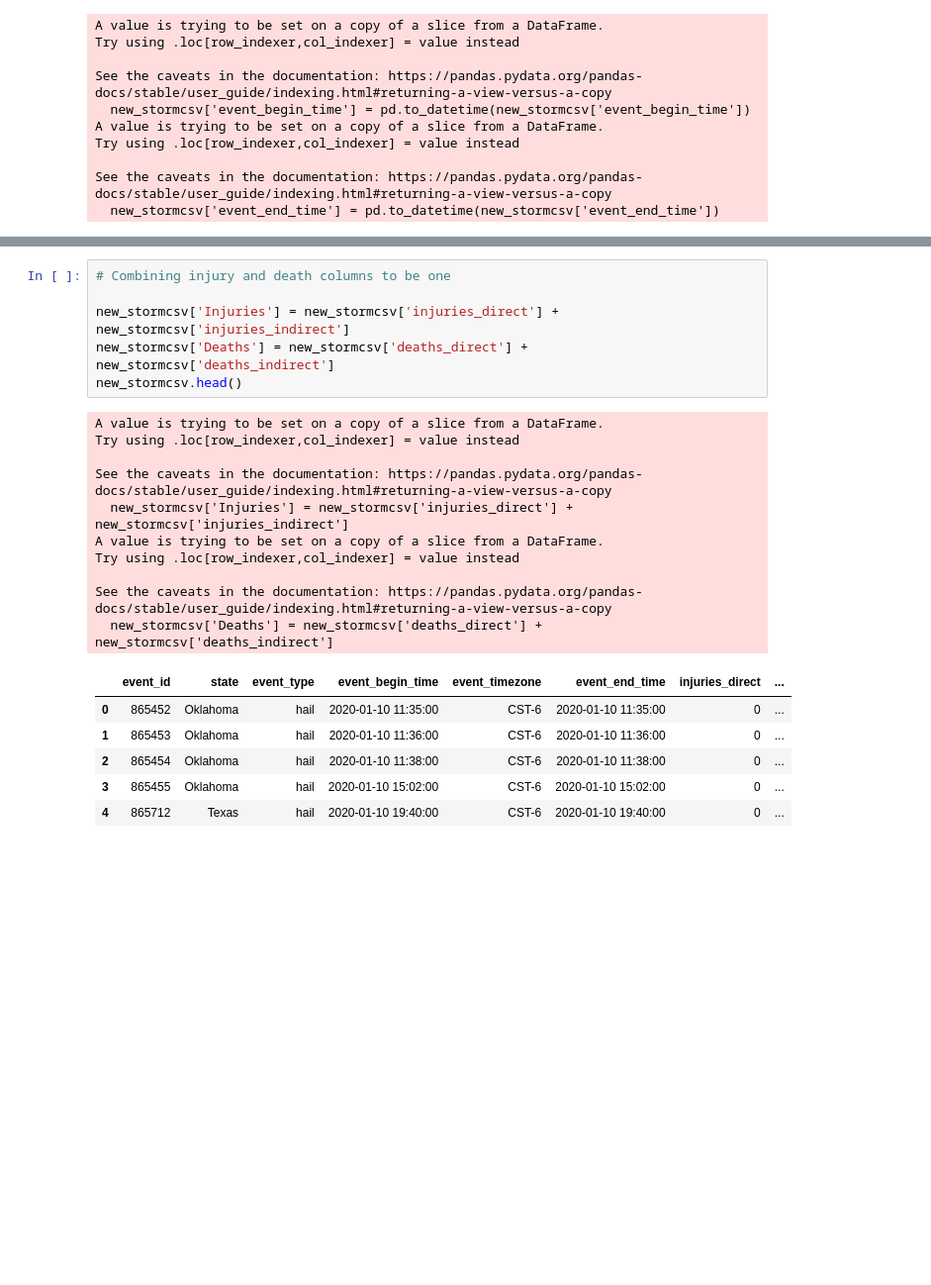
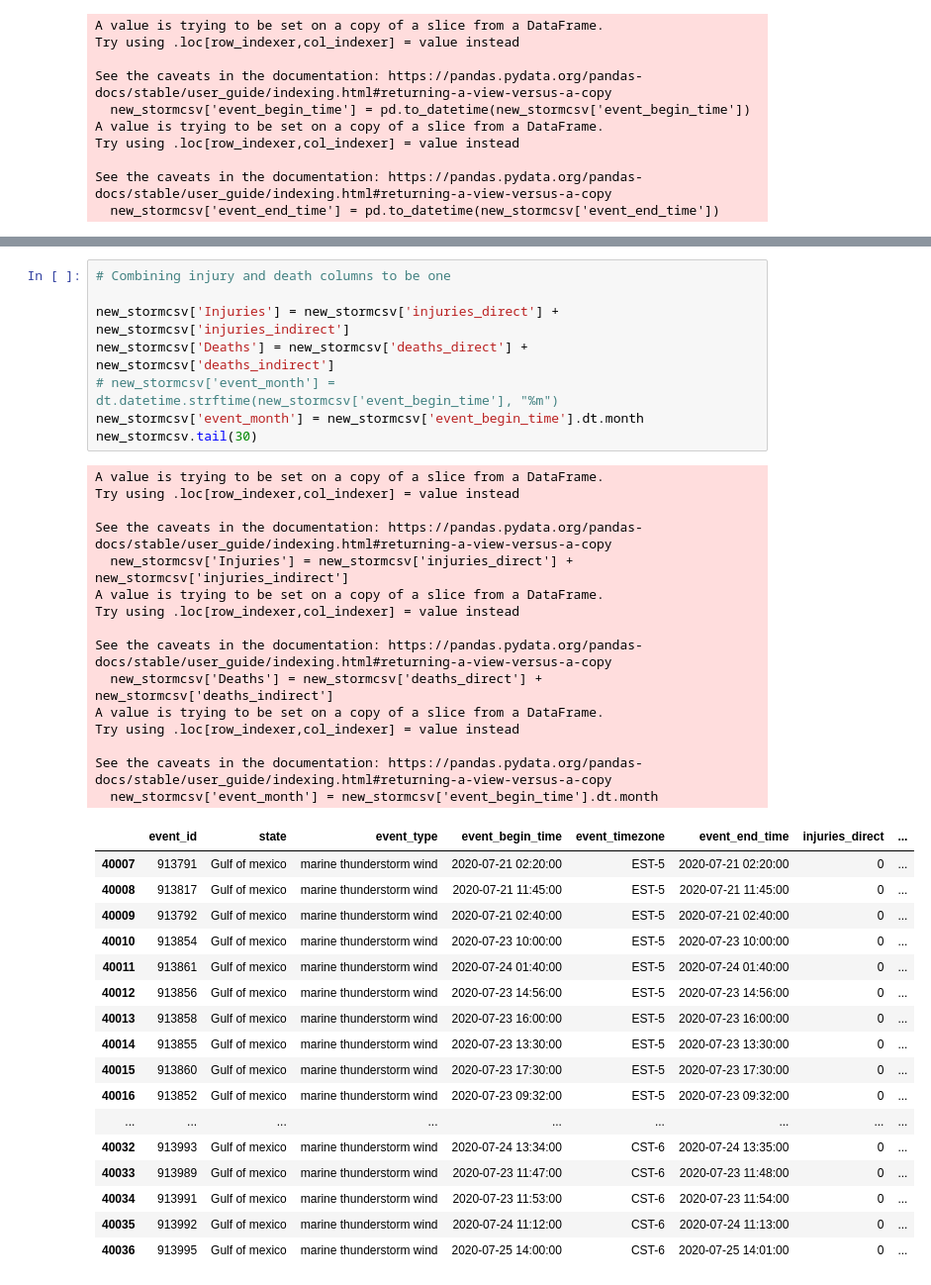
Before and after one commit to nfcresta/project-storm, a Jupyter notebook: Project_storm_datacleanup.ipynb, the cells around one changed output, grey strips where cells are left out. Shown at 99% size. Saved outputs shown, nothing was run; the diff lists cells and outputs as text; blank space fills up the shorter version.

```diff
--- a/Project_storm_datacleanup.ipynb
+++ b/Project_storm_datacleanup.ipynb
@@ -122,26 +103,44 @@ memory usage: 4.6+ MB
 # %%
 # Combining injury and death columns to be one
 
 new_stormcsv['Injuries'] = new_stormcsv['injuries_direct'] + new_stormcsv['injuries_indirect']
 new_stormcsv['Deaths'] = new_stormcsv['deaths_direct'] + new_stormcsv['deaths_indirect']
-new_stormcsv.head()
+# new_stormcsv['event_month'] = dt.datetime.strftime(new_stormcsv['event_begin_time'], "%m")
+new_stormcsv['event_month'] = new_stormcsv['event_begin_time'].dt.month
+new_stormcsv.tail(30)
 # %% [output]
 A value is trying to be set on a copy of a slice from a DataFrame.
 Try using .loc[row_indexer,col_indexer] = value instead
 
 See the caveats in the documentation: https://pandas.pydata.org/pandas-docs/stable/user_guide/indexing.html#returning-a-view-versus-a-copy
   new_stormcsv['Injuries'] = new_stormcsv['injuries_direct'] + new_stormcsv['injuries_indirect']
 A value is trying to be set on a copy of a slice from a DataFrame.
 Try using .loc[row_indexer,col_indexer] = value instead
 
 See the caveats in the documentation: https://pandas.pydata.org/pandas-docs/stable/user_guide/indexing.html#returning-a-view-versus-a-copy
   new_stormcsv['Deaths'] = new_stormcsv['deaths_direct'] + new_stormcsv['deaths_indirect']
+A value is trying to be set on a copy of a slice from a DataFrame.
+Try using .loc[row_indexer,col_indexer] = value instead
+
+See the caveats in the documentation: https://pandas.pydata.org/pandas-docs/stable/user_guide/indexing.html#returning-a-view-versus-a-copy
+  new_stormcsv['event_month'] = new_stormcsv['event_begin_time'].dt.month
 |  | event_id | state | event_type | event_begin_time | event_timezone | event_end_time | injuries_direct | ... |
-| 0 | 865452 | Oklahoma | hail | 2020-01-10 11:35:00 | CST-6 | 2020-01-10 11:35:00 | 0 | ... |
-| 1 | 865453 | Oklahoma | hail | 2020-01-10 11:36:00 | CST-6 | 2020-01-10 11:36:00 | 0 | ... |
-| 2 | 865454 | Oklahoma | hail | 2020-01-10 11:38:00 | CST-6 | 2020-01-10 11:38:00 | 0 | ... |
-| 3 | 865455 | Oklahoma | hail | 2020-01-10 15:02:00 | CST-6 | 2020-01-10 15:02:00 | 0 | ... |
-| 4 | 865712 | Texas | hail | 2020-01-10 19:40:00 | CST-6 | 2020-01-10 19:40:00 | 0 | ... |
+| 40007 | 913791 | Gulf of mexico | marine thunderstorm wind | 2020-07-21 02:20:00 | EST-5 | 2020-07-21 02:20:00 | 0 | ... |
+| 40008 | 913817 | Gulf of mexico | marine thunderstorm wind | 2020-07-21 11:45:00 | EST-5 | 2020-07-21 11:45:00 | 0 | ... |
+| 40009 | 913792 | Gulf of mexico | marine thunderstorm wind | 2020-07-21 02:40:00 | EST-5 | 2020-07-21 02:40:00 | 0 | ... |
+| 40010 | 913854 | Gulf of mexico | marine thunderstorm wind | 2020-07-23 10:00:00 | EST-5 | 2020-07-23 10:00:00 | 0 | ... |
+| 40011 | 913861 | Gulf of mexico | marine thunderstorm wind | 2020-07-24 01:40:00 | EST-5 | 2020-07-24 01:40:00 | 0 | ... |
+| 40012 | 913856 | Gulf of mexico | marine thunderstorm wind | 2020-07-23 14:56:00 | EST-5 | 2020-07-23 14:56:00 | 0 | ... |
+| 40013 | 913858 | Gulf of mexico | marine thunderstorm wind | 2020-07-23 16:00:00 | EST-5 | 2020-07-23 16:00:00 | 0 | ... |
+| 40014 | 913855 | Gulf of mexico | marine thunderstorm wind | 2020-07-23 13:30:00 | EST-5 | 2020-07-23 13:30:00 | 0 | ... |
+| 40015 | 913860 | Gulf of mexico | marine thunderstorm wind | 2020-07-23 17:30:00 | EST-5 | 2020-07-23 17:30:00 | 0 | ... |
+| 40016 | 913852 | Gulf of mexico | marine thunderstorm wind | 2020-07-23 09:32:00 | EST-5 | 2020-07-23 09:32:00 | 0 | ... |
+| ... | ... | ... | ... | ... | ... | ... | ... | ... |
+| 40032 | 913993 | Gulf of mexico | marine thunderstorm wind | 2020-07-24 13:34:00 | CST-6 | 2020-07-24 13:35:00 | 0 | ... |
+| 40033 | 913989 | Gulf of mexico | marine thunderstorm wind | 2020-07-23 11:47:00 | CST-6 | 2020-07-23 11:48:00 | 0 | ... |
+| 40034 | 913991 | Gulf of mexico | marine thunderstorm wind | 2020-07-23 11:53:00 | CST-6 | 2020-07-23 11:54:00 | 0 | ... |
+| 40035 | 913992 | Gulf of mexico | marine thunderstorm wind | 2020-07-24 11:12:00 | CST-6 | 2020-07-24 11:13:00 | 0 | ... |
+| 40036 | 913995 | Gulf of mexico | marine thunderstorm wind | 2020-07-25 14:00:00 | CST-6 | 2020-07-25 14:01:00 | 0 | ... |
 # %%
 new_stormcsv.columns
 # %% [output]
```
Also changed, not shown: parts of 12 cells of this notebook, 3 other files.
